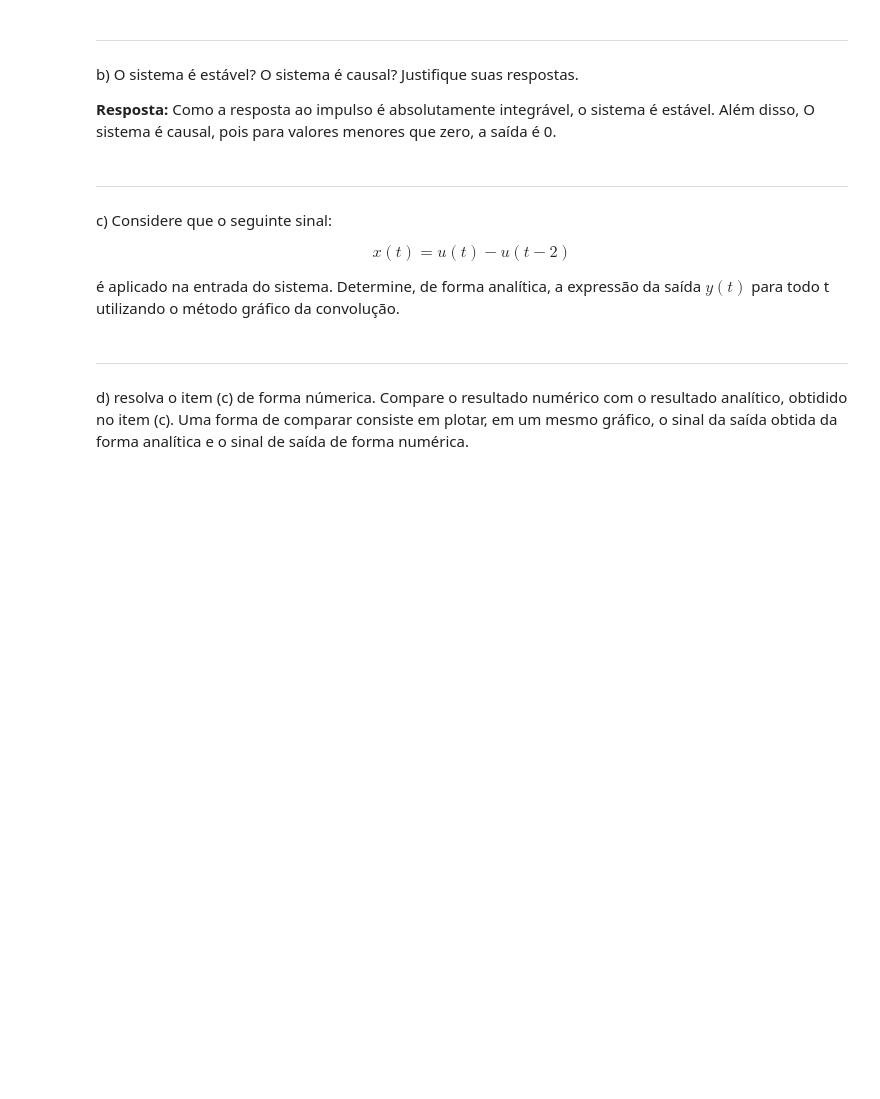
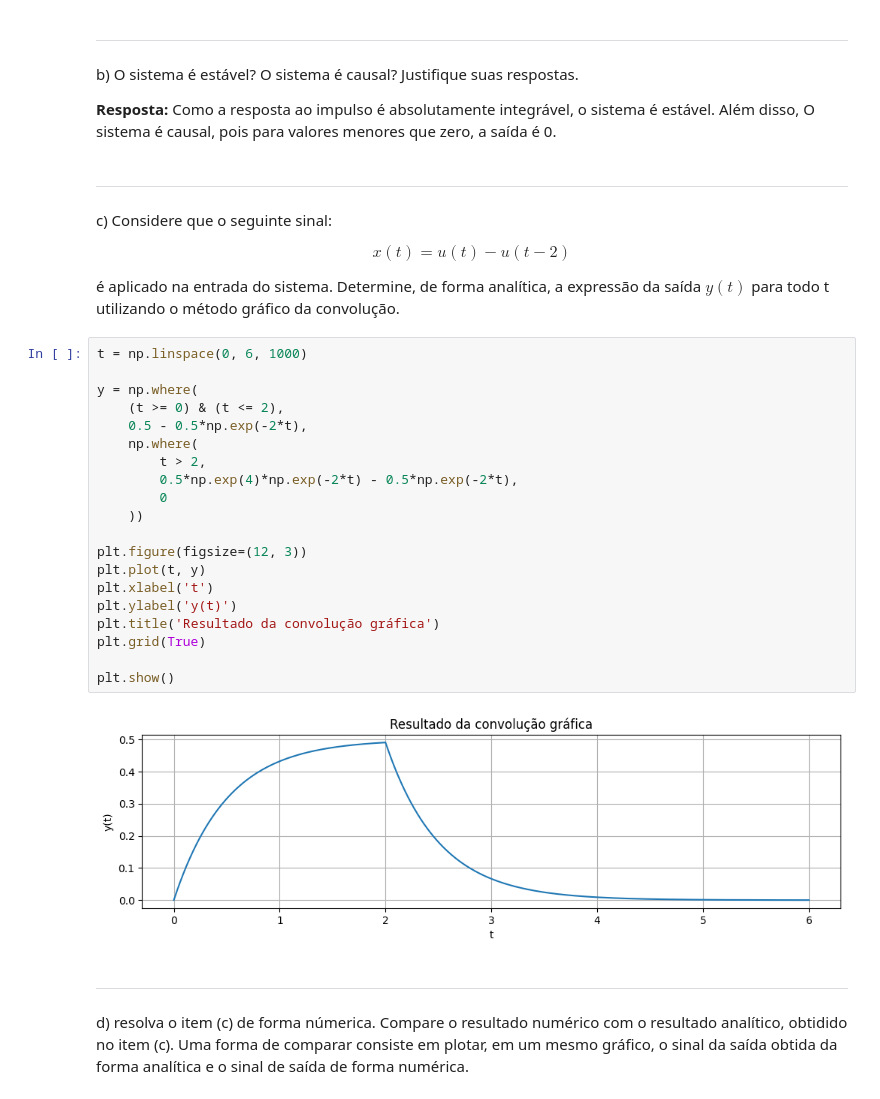
Before and after one commit to biiaalmeida/SinaisESistemas, a Jupyter notebook: questao4.ipynb, the cells around one changed output. Cells and saved outputs as stored; diff of their text form; blank space fills up the shorter version.

```diff
--- a/questao4.ipynb
+++ b/questao4.ipynb
@@ -39,6 +39,28 @@ c) Considere que o seguinte sinal:
 $$x(t) = u(t) - u(t-2)$$
 
 é aplicado na entrada do sistema. Determine, de forma analítica, a expressão da saída  $y(t)$ para todo t utilizando o método gráfico da convolução.
+# %%
+t = np.linspace(0, 6, 1000)
+
+y = np.where(
+    (t >= 0) & (t <= 2),
+    0.5 - 0.5*np.exp(-2*t),
+    np.where(
+        t > 2,
+        0.5*np.exp(4)*np.exp(-2*t) - 0.5*np.exp(-2*t),
+        0
+    ))
+
+plt.figure(figsize=(12, 3))
+plt.plot(t, y)
+plt.xlabel('t')
+plt.ylabel('y(t)')
+plt.title('Resultado da convolução gráfica')
+plt.grid(True)
+
+plt.show()
+# %% [output]
+[figure, added]
 # %% [markdown]
 ---
 
```
